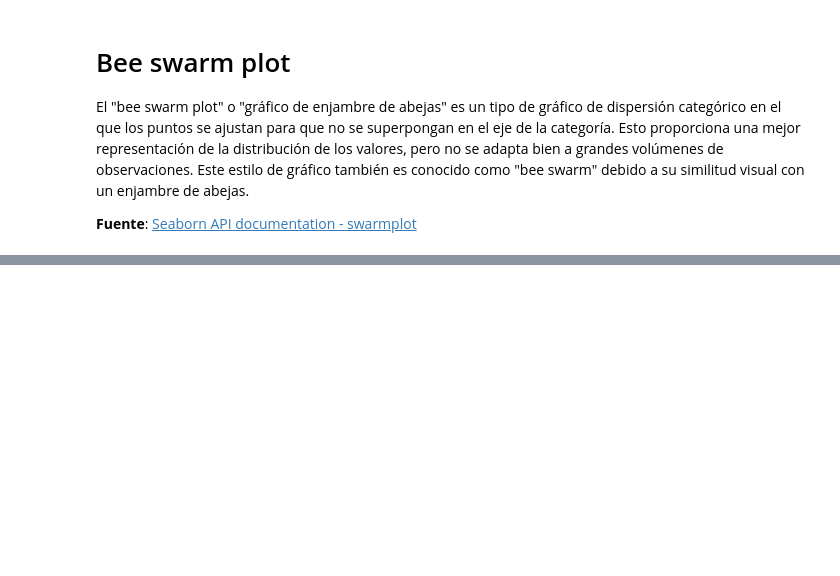
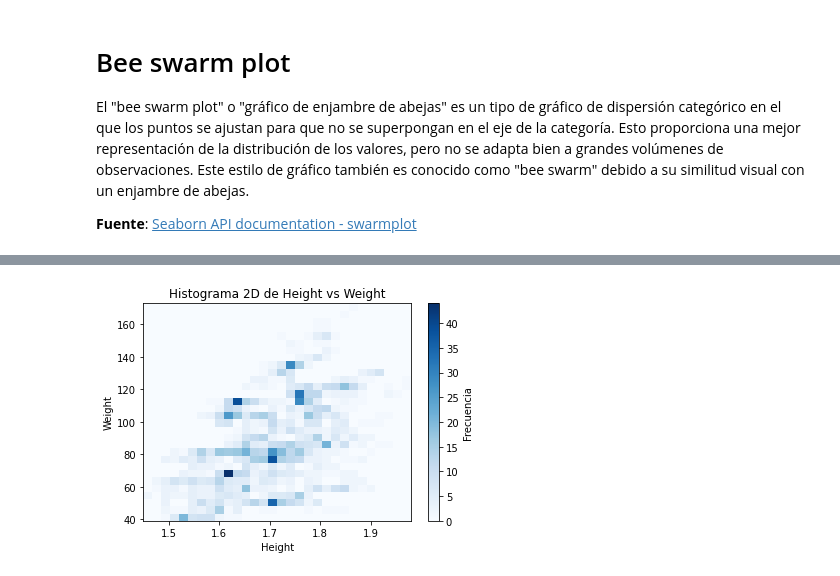
Before and after one commit to waalzate/StatisticsJalaT1M3, a Jupyter notebook: Semana2-RepresentacionesVisuales/Semana2_RepresentacionesVisuales.ipynb, the cells around one changed output, grey strips where cells are left out. Saved outputs shown, nothing was run; the diff lists cells and outputs as text; code cells hidden in the pictures; blank space fills up the shorter version.

```diff
--- a/Semana2-RepresentacionesVisuales/Semana2_RepresentacionesVisuales.ipynb
+++ b/Semana2-RepresentacionesVisuales/Semana2_RepresentacionesVisuales.ipynb
@@ -806,0 +922,19 @@ df
+# %%
+import pandas as pd
+import matplotlib.pyplot as plt
+
+# Cargar los datos
+df = pd.read_csv('data.csv')
+
+# Crear el histograma 2D
+plt.hist2d(df['Height'], df['Weight'], bins=30, cmap='Blues')
+
+# Etiquetas
+plt.xlabel('Height')
+plt.ylabel('Weight')
+plt.title('Histograma 2D de Height vs Weight')
+plt.colorbar(label='Frecuencia')  # Muestra escala de color
+
+plt.show()
+# %% [output]
+[figure, added]
```
Also changed, not shown: parts of 55 cells of this notebook, 1 other file.
